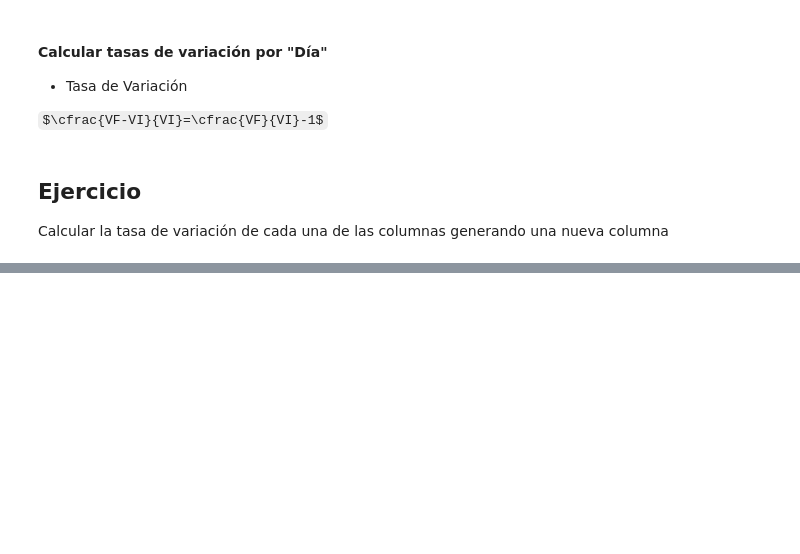
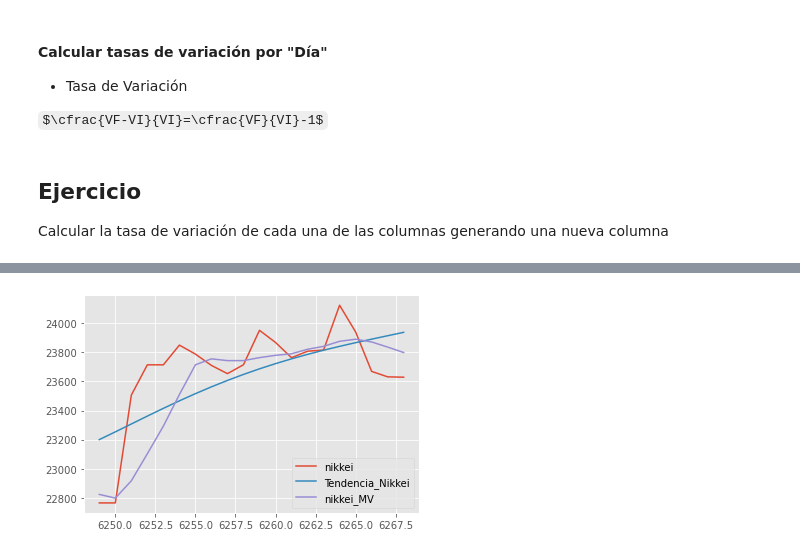
Before and after one commit to felixballestergoytia/Bootcamp_Sep2022, a Jupyter notebook: Seires Temporales/series_Temporales.ipynb, the cells around one changed output, grey strips where cells are left out. Drawn from its saved outputs; the diff is of its cells as text; code cells hidden in the pictures; some formulas as TeX source; blank space fills up the shorter version.

```diff
--- a/Seires Temporales/series_Temporales.ipynb
+++ b/Seires Temporales/series_Temporales.ipynb
@@ -237,0 +265,6 @@ Calcular la tasa de variación de cada una de las columnas generando una nueva c
+# %%
+df["nikkei_MV"]=df["nikkei"].rolling(5).mean()
+# %%
+df[["nikkei","Tendencia_Nikkei","nikkei_MV"]].tail(20).plot();
+# %% [output]
+[figure, added]
```
Also changed, not shown: parts of 31 cells of this notebook.
